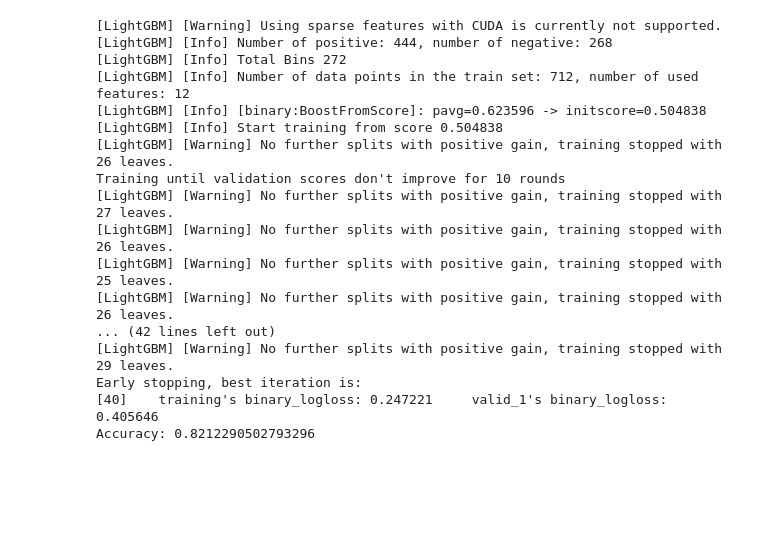
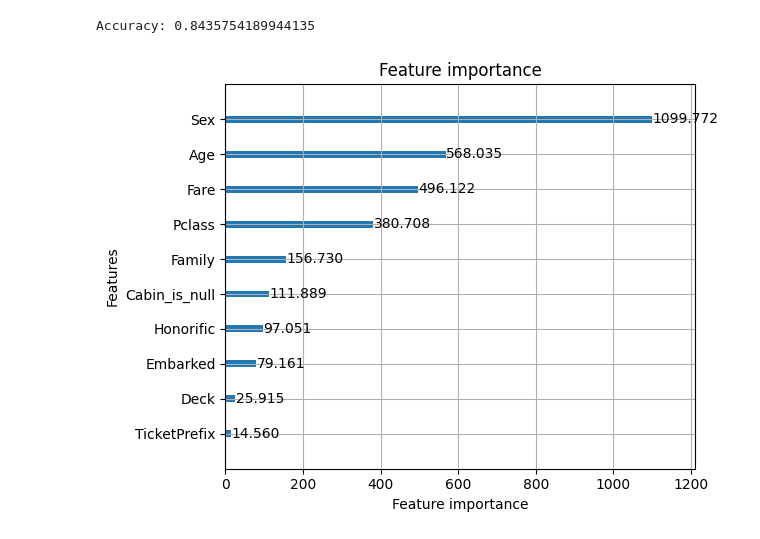
Before and after one commit to saka2ki/GCI, a Jupyter notebook: titanic/notebook/data.ipynb, the cells around one changed output. Cells and saved outputs as stored; diff of their text form; code cells hidden in the pictures; blank space fills up the shorter version.

```diff
--- a/titanic/notebook/data.ipynb
+++ b/titanic/notebook/data.ipynb
@@ -277,70 +277,61 @@ noAge = {
 import numpy as np
 import pandas as pd
 
-numerical = ['Pclass', 'Age', 'SibSp', 'Parch', 'Fare']
-categorical = ['Sex', 'Embarked', 'Age_is_null', 'LastName', 'Honorific', 'Deck', 'TicketPrefix']
+numerical = ['Pclass', 'Age', 'Family', 'Fare']
+categorical = ['Sex', 'Embarked', 'Cabin_is_null', 'Honorific', 'Deck', 'TicketPrefix']
 
 def preprocess(path):
     df = pd.read_csv(path)
     df['Age_is_null'] = df['Age'].isnull()
+    df['Cabin_is_null'] = df['Cabin'].isnull()
     df['Age'] = df['Age'].fillna(df['Name'].map(noAge))
-    df[['LastName', 'Honorific', 'Name']] = df['Name'].str.split(" ",n=2, expand=True)
+    df['Honorific'] = df['Name'].str.split(', ').str[1].str.split('. ').str[0]
+    df['Family'] = df['SibSp'] + df['Parch']
     df['Deck'] = df['Cabin'].str[0]
-    df['TicketPrefix'] = df['Ticket'].str.extract(r'([A-Za-z./]+)')
+    df['TicketPrefix'] = df['Ticket'].str.extract(r'([A-Za-z]+)')
+    df['TicketPrefix'] = df['TicketPrefix'].str.upper()
     #dummies = pd.get_dummies(df['Deck'], prefix='Deck')
     #df = pd.concat([df, dummies], axis=1)
-    df = df.drop(columns=['PassengerId', 'Name', 'Ticket', 'Cabin'], axis=1)
     #print(df.isnull().sum())
     df[categorical] = df[categorical].astype('category')
     return df
 
 df_train = preprocess("../data/train.csv")
-df_test = preprocess("../data/train.csv")
+df_test = preprocess("../data/test.csv")
 # %%
 import lightgbm as lgb
 from sklearn.model_selection import train_test_split
 
-X = df_train.drop('Perished', axis=1)
+X = df_train[numerical+categorical]
 y = df_train['Perished']
 X_train, X_valid, y_train, y_valid = train_test_split(X, y, test_size=0.2, random_state=42)
 ds_train = lgb.Dataset(X_train, label=y_train, categorical_feature=categorical)
 ds_valid = lgb.Dataset(X_valid, label=y_valid, categorical_feature=categorical)
 # %%
 from sklearn.metrics import accuracy_score
+import matplotlib.pyplot as plt
 
 params = {
     'objective': 'binary',
     'metric': 'binary_logloss',
     'num_boost_round': 100,
     'early_stopping_round': 10,
     'device': 'cuda',
-    #'verbosity': -1
+    'verbosity': -1
 }
 
 model = lgb.train(
     params,
     ds_train,
     valid_sets=[ds_train, ds_valid]
 )
 y_pred_prob = model.predict(X_valid)
 y_pred = (y_pred_prob > 0.5).astype(int)
 
 print("Accuracy:", accuracy_score(y_valid, y_pred))
+lgb.plot_importance(model, importance_type='gain', ignore_zero=False)
+plt.tight_layout()
+plt.show()
 # %% [output]
-[LightGBM] [Warning] Using sparse features with CUDA is currently not supported.
-[LightGBM] [Info] Number of positive: 444, number of negative: 268
-[LightGBM] [Info] Total Bins 272
-[LightGBM] [Info] Number of data points in the train set: 712, number of used features: 12
-[LightGBM] [Info] [binary:BoostFromScore]: pavg=0.623596 -> initscore=0.504838
-[LightGBM] [Info] Start training from score 0.504838
-[LightGBM] [Warning] No further splits with positive gain, training stopped with 26 leaves.
-Training until validation scores don't improve for 10 rounds
-[LightGBM] [Warning] No further splits with positive gain, training stopped with 27 leaves.
-[LightGBM] [Warning] No further splits with positive gain, training stopped with 26 leaves.
-[LightGBM] [Warning] No further splits with positive gain, training stopped with 25 leaves.
-[LightGBM] [Warning] No further splits with positive gain, training stopped with 26 leaves.
-... (42 lines left out)
-[LightGBM] [Warning] No further splits with positive gain, training stopped with 29 leaves.
-Early stopping, best iteration is:
-[40]    training's binary_logloss: 0.247221     valid_1's binary_logloss: 0.405646
-Accuracy: 0.8212290502793296
+Accuracy: 0.8435754189944135
+[figure, added]
```
Also changed, not shown: parts of 3 cells of this notebook, 3 other files.
